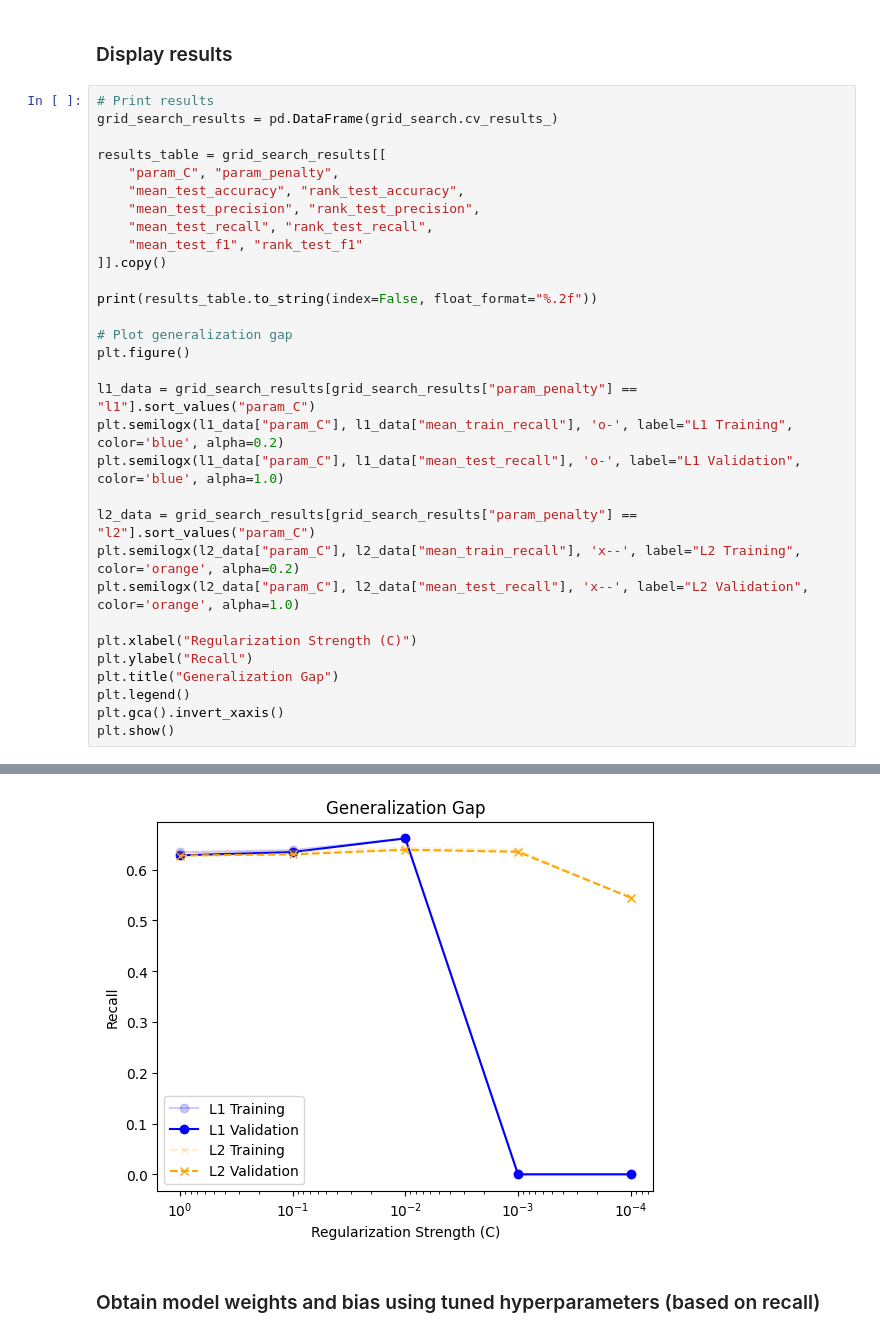
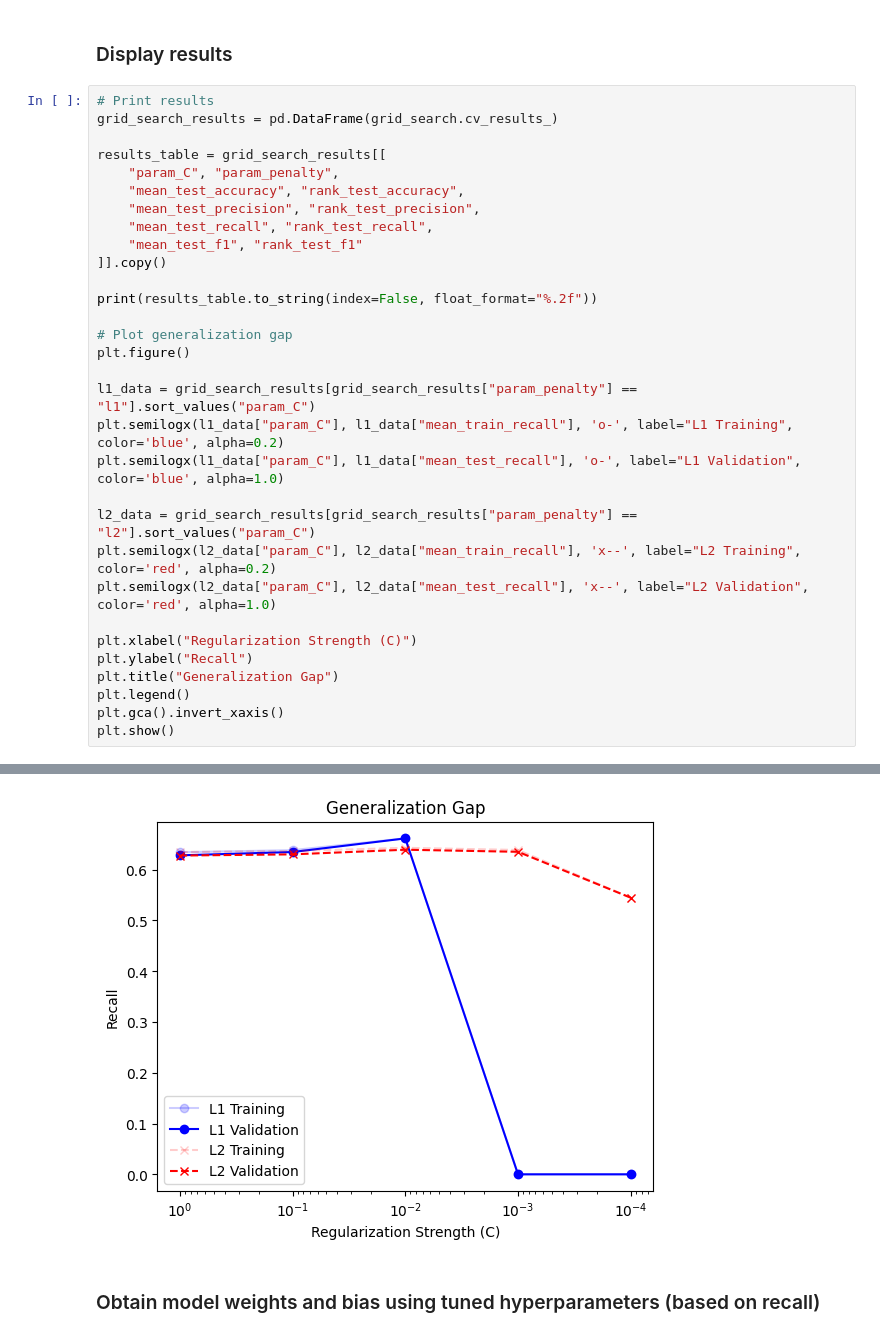
Before and after one commit to amylin1249/nypd-enforcement-gap, a Jupyter notebook: src/train_linear_model.ipynb, the cells around one changed output, grey strips where cells are left out. Cells and saved outputs as stored; diff of their text form.

```diff
--- a/src/train_linear_model.ipynb
+++ b/src/train_linear_model.ipynb
@@ -91,36 +91,36 @@ results_table = grid_search_results[[
 
 print(results_table.to_string(index=False, float_format="%.2f"))
 
 # Plot generalization gap
 plt.figure()
 
 l1_data = grid_search_results[grid_search_results["param_penalty"] == "l1"].sort_values("param_C")
 plt.semilogx(l1_data["param_C"], l1_data["mean_train_recall"], 'o-', label="L1 Training", color='blue', alpha=0.2)
 plt.semilogx(l1_data["param_C"], l1_data["mean_test_recall"], 'o-', label="L1 Validation", color='blue', alpha=1.0)
 
 l2_data = grid_search_results[grid_search_results["param_penalty"] == "l2"].sort_values("param_C")
-plt.semilogx(l2_data["param_C"], l2_data["mean_train_recall"], 'x--', label="L2 Training", color='orange', alpha=0.2)
-plt.semilogx(l2_data["param_C"], l2_data["mean_test_recall"], 'x--', label="L2 Validation", color='orange', alpha=1.0)
+plt.semilogx(l2_data["param_C"], l2_data["mean_train_recall"], 'x--', label="L2 Training", color='red', alpha=0.2)
+plt.semilogx(l2_data["param_C"], l2_data["mean_test_recall"], 'x--', label="L2 Validation", color='red', alpha=1.0)
 
 plt.xlabel("Regularization Strength (C)")
 plt.ylabel("Recall")
 plt.title("Generalization Gap")
 plt.legend()
 plt.gca().invert_xaxis()
 plt.show()
 # %% [output]
  param_C param_penalty  mean_test_accuracy  rank_test_accuracy  mean_test_precision  rank_test_precision  mean_test_recall  rank_test_recall  mean_test_f1  rank_test_f1
     1.00            l1                0.61                   5                 0.31                    3              0.63                 6          0.41             1
     1.00            l2                0.61                   4                 0.31                    2              0.63                 7          0.41             2
     0.10            l1                0.60                   7                 0.30                    6              0.63                 4          0.41             5
     0.10            l2                0.61                   6                 0.30                    4              0.63                 5          0.41             3
     0.01            l1                0.58                  10                 0.30                    8              0.66                 1          0.41             6
     0.01            l2                0.60                   8                 0.30                    5              0.64                 2          0.41             4
     0.00            l1                0.78                   1                 0.00                    9              0.00                 9          0.00             9
     0.00            l2                0.60                   9                 0.30                    7              0.64                 3          0.41             7
     0.00            l1                0.78                   1                 0.00                    9              0.00                 9          0.00             9
     0.00            l2                0.64                   3                 0.31                    1              0.54                 8          0.39             8
-[figure, old version]
+[figure, new version]
 # %% [markdown]
 ### Obtain model weights and bias using tuned hyperparameters (based on recall)
 # %%
```
Also changed, not shown: parts of 1 cell of this notebook, 1 other file.
